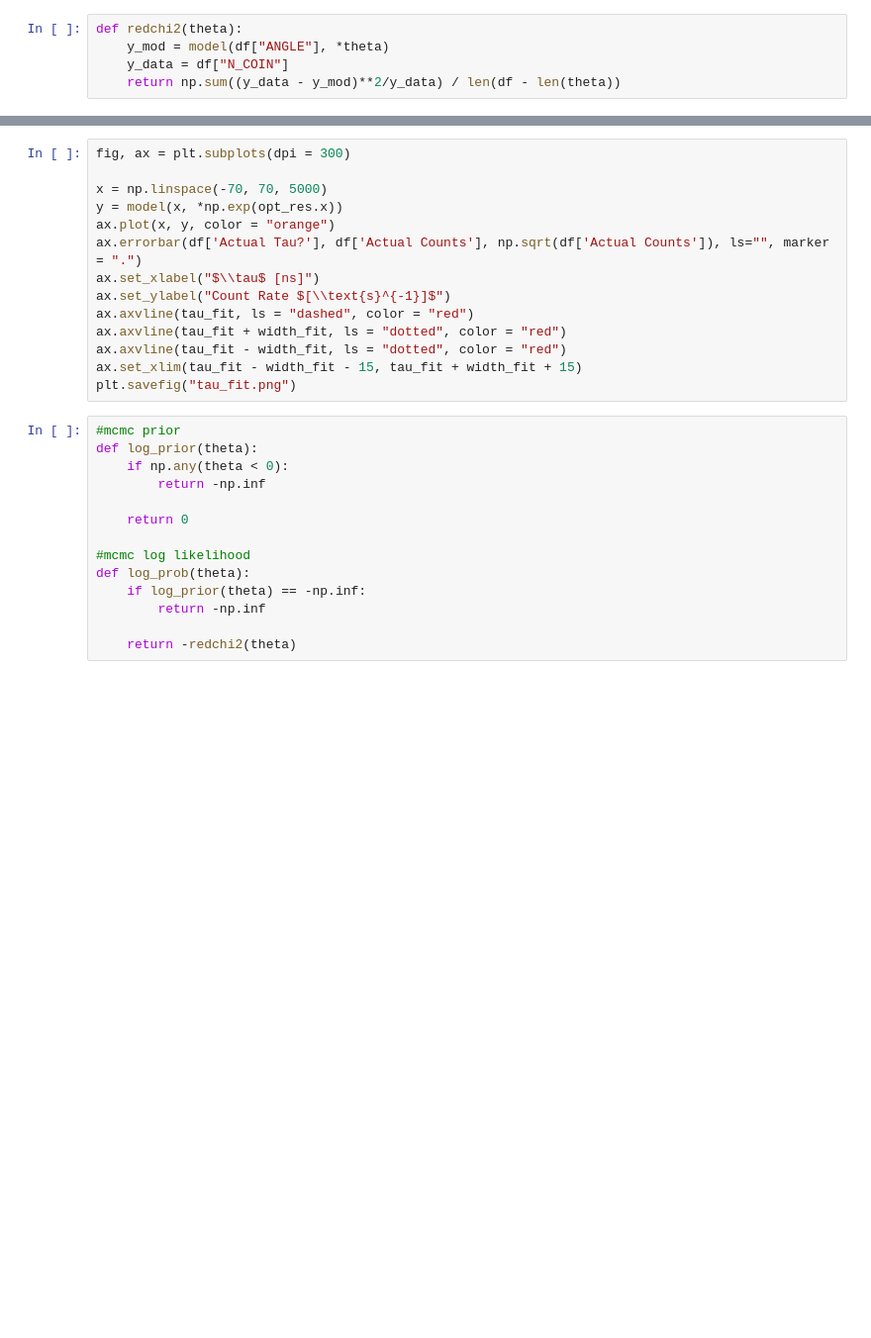
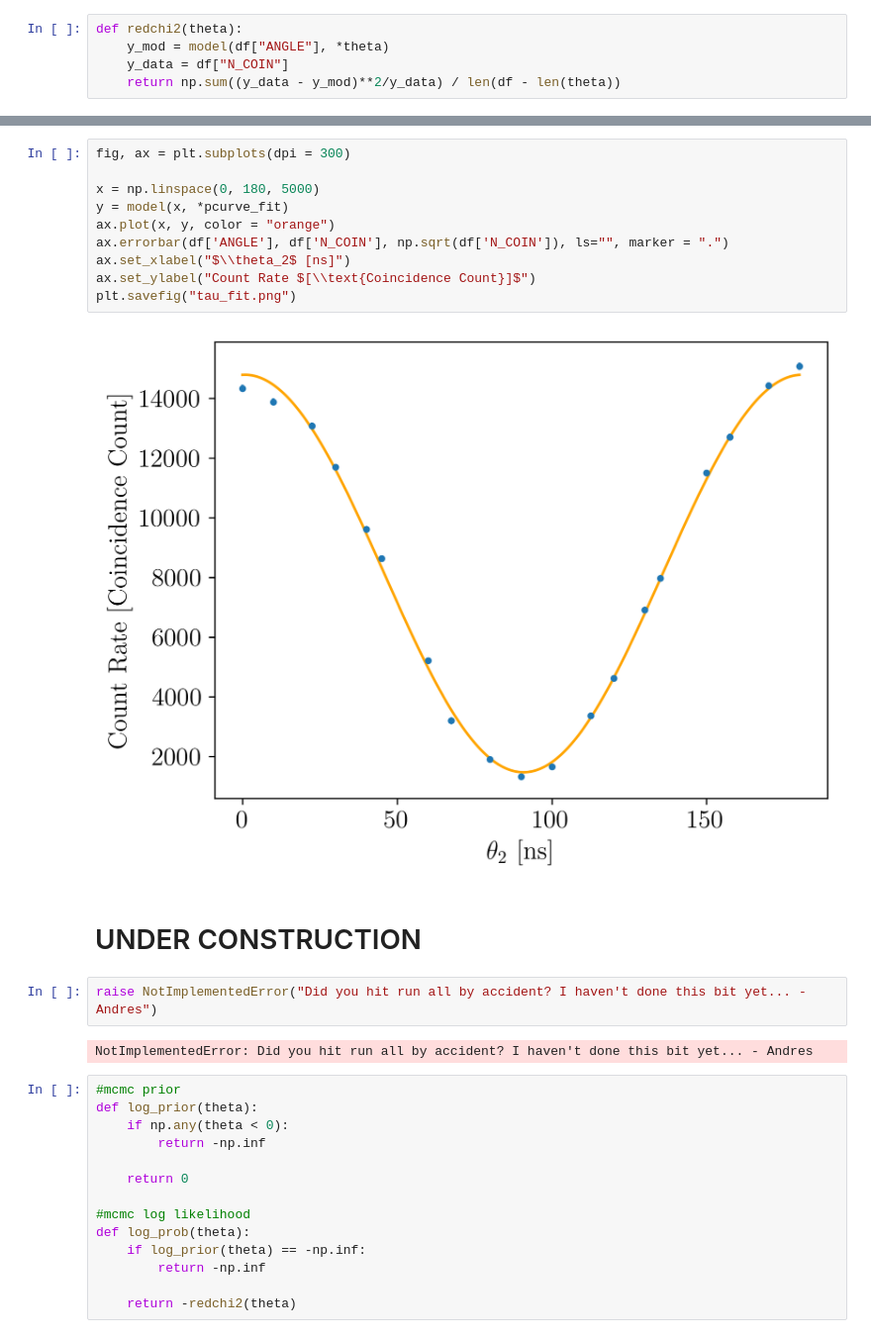
Before and after one commit to andres-luengo/alden-andres-max-most-dangerous-4450-trio, a Jupyter notebook: pol_cor_fit.ipynb, the cells around one changed output, grey strips where cells are left out. Shown at 99% size. Saved outputs shown, nothing was run; the diff lists cells and outputs as text; blank space fills up the shorter version.

```diff
--- a/pol_cor_fit.ipynb
+++ b/pol_cor_fit.ipynb
@@ -69,17 +91,21 @@ width_fit = np.exp(opt_res.x)[1]
 # %%
 fig, ax = plt.subplots(dpi = 300)
 
-x = np.linspace(-70, 70, 5000)
-y = model(x, *np.exp(opt_res.x))
+x = np.linspace(0, 180, 5000)
+y = model(x, *pcurve_fit)
 ax.plot(x, y, color = "orange")
-ax.errorbar(df['Actual Tau?'], df['Actual Counts'], np.sqrt(df['Actual Counts']), ls="", marker = ".")
-ax.set_xlabel("$\\tau$ [ns]")
-ax.set_ylabel("Count Rate $[\\text{s}^{-1}]$")
-ax.axvline(tau_fit, ls = "dashed", color = "red")
-ax.axvline(tau_fit + width_fit, ls = "dotted", color = "red")
-ax.axvline(tau_fit - width_fit, ls = "dotted", color = "red")
-ax.set_xlim(tau_fit - width_fit - 15, tau_fit + width_fit + 15)
+ax.errorbar(df['ANGLE'], df['N_COIN'], np.sqrt(df['N_COIN']), ls="", marker = ".")
+ax.set_xlabel("$\\theta_2$ [ns]")
+ax.set_ylabel("Count Rate $[\\text{Coincidence Count}]$")
 plt.savefig("tau_fit.png")
+# %% [output]
+[figure, added]
+# %% [markdown]
+# UNDER CONSTRUCTION
+# %%
+raise NotImplementedError("Did you hit run all by accident? I haven't done this bit yet... - Andres")
+# %% [output]
+NotImplementedError: Did you hit run all by accident? I haven't done this bit yet... - Andres
 # %%
 #mcmc prior
 def log_prior(theta):
```
Also changed, not shown: parts of 9 cells of this notebook, 2 other files.
